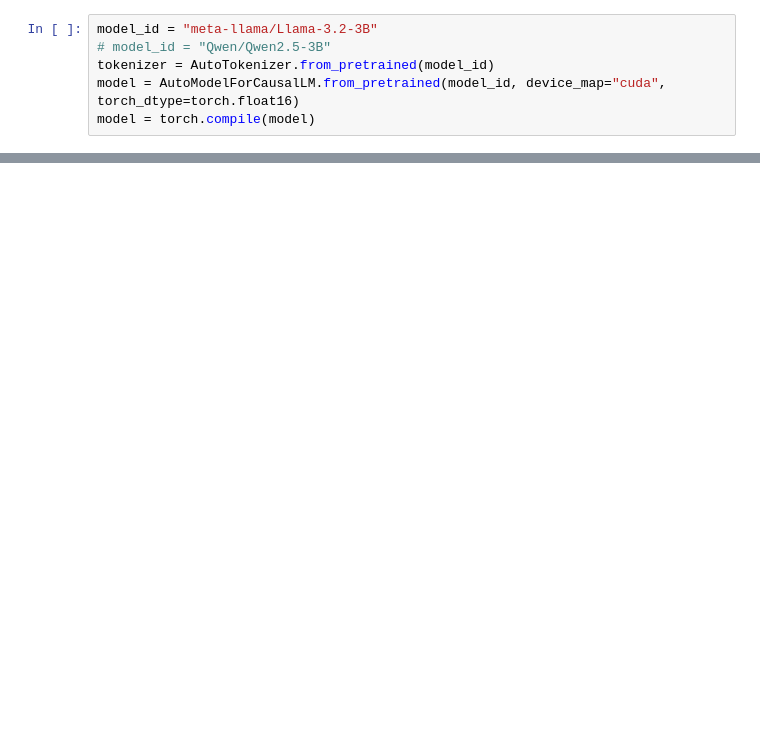
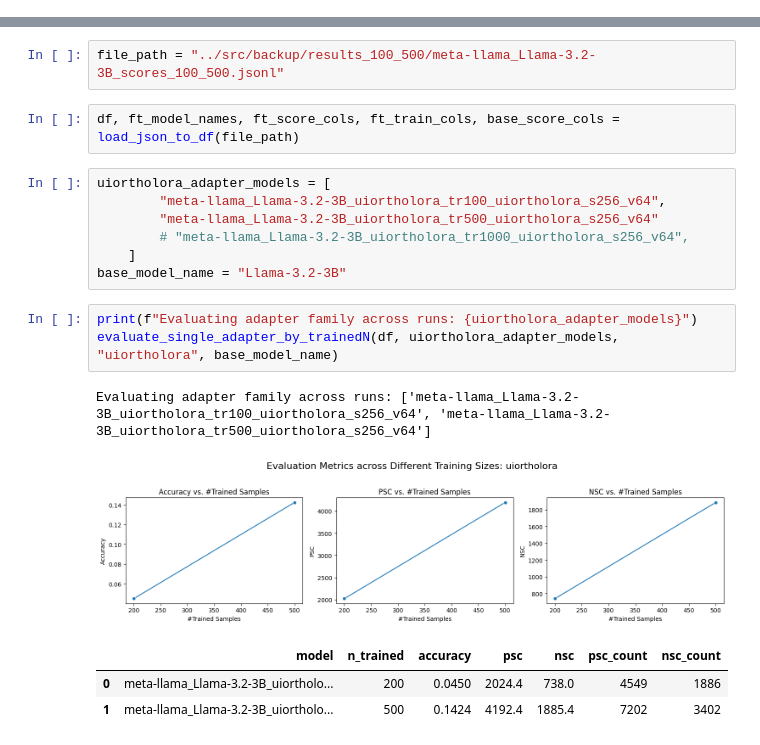
Before and after one commit to Guy-Bilitski/UIOrthoLoRA, a Jupyter notebook: notebooks/tuner_knowledge/notebooks/eval_playground.ipynb, the cells around one changed output, grey strips where cells are left out. Drawn from its saved outputs; the diff is of its cells as text; blank space fills up the shorter version.

```diff
--- a/notebooks/tuner_knowledge/notebooks/eval_playground.ipynb
+++ b/notebooks/tuner_knowledge/notebooks/eval_playground.ipynb
@@ -26,6 +0,0 @@ save_path="sc_results.jsonl"
-# %%
-model_id = "meta-llama/Llama-3.2-3B"
-# model_id = "Qwen/Qwen2.5-3B"
-tokenizer = AutoTokenizer.from_pretrained(model_id)
-model = AutoModelForCausalLM.from_pretrained(model_id, device_map="cuda", torch_dtype=torch.float16)
-model = torch.compile(model)
@@ -283,0 +294,20 @@ run_self_consistency_eval(
+# %%
+file_path = "../src/backup/results_100_500/meta-llama_Llama-3.2-3B_scores_100_500.jsonl"
+# %%
+df, ft_model_names, ft_score_cols, ft_train_cols, base_score_cols = load_json_to_df(file_path)
+# %%
+uiortholora_adapter_models = [
+        "meta-llama_Llama-3.2-3B_uiortholora_tr100_uiortholora_s256_v64",
+        "meta-llama_Llama-3.2-3B_uiortholora_tr500_uiortholora_s256_v64"
+        # "meta-llama_Llama-3.2-3B_uiortholora_tr1000_uiortholora_s256_v64",
+    ]
+base_model_name = "Llama-3.2-3B"
+# %%
+print(f"Evaluating adapter family across runs: {uiortholora_adapter_models}")
+evaluate_single_adapter_by_trainedN(df, uiortholora_adapter_models, "uiortholora", base_model_name)
+# %% [output]
+Evaluating adapter family across runs: ['meta-llama_Llama-3.2-3B_uiortholora_tr100_uiortholora_s256_v64', 'meta-llama_Llama-3.2-3B_uiortholora_tr500_uiortholora_s256_v64']
+[figure, added]
+|  | model | n_trained | accuracy | psc | nsc | psc_count | nsc_count |
+| 0 | meta-llama_Llama-3.2-3B_uiortholo... | 200 | 0.0450 | 2024.4 | 738.0 | 4549 | 1886 |
+| 1 | meta-llama_Llama-3.2-3B_uiortholo... | 500 | 0.1424 | 4192.4 | 1885.4 | 7202 | 3402 |
```
Also changed, not shown: parts of 22 cells of this notebook, 13 other files.
